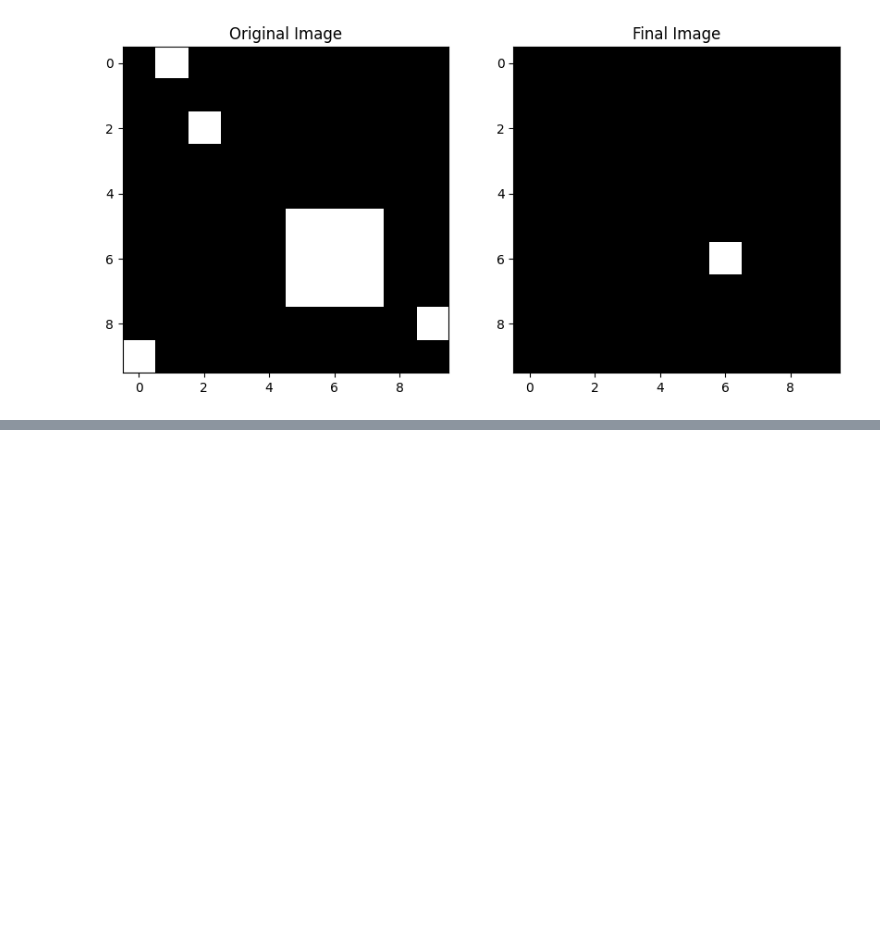
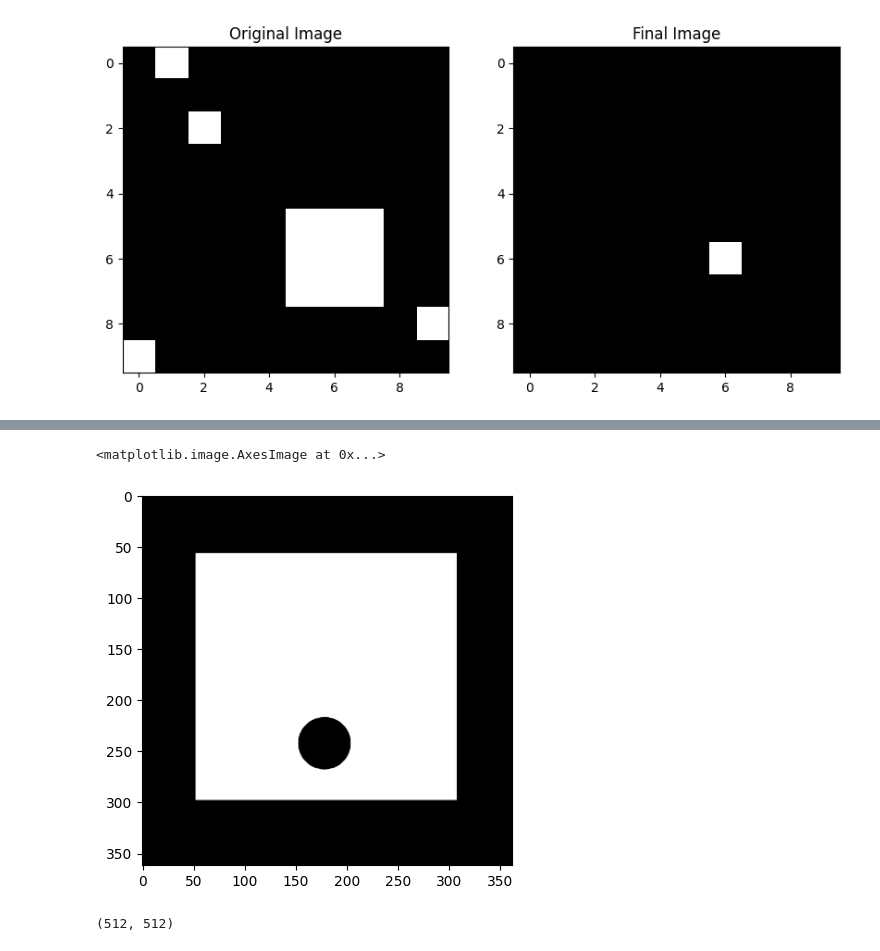
Before and after one commit to ajaykumar-br/Learning-OpenCV, a Jupyter notebook: Week 3/scrapy.ipynb, the cells around one changed output, grey strips where cells are left out. Drawn from its saved outputs; the diff is of its cells as text; code cells hidden in the pictures; blank space fills up the shorter version.

```diff
--- a/Week 3/scrapy.ipynb
+++ b/Week 3/scrapy.ipynb
@@ -368,0 +389,25 @@ print(f"Total changes: {change_count}")
+# %%
+# Closing
+import cv2
+import matplotlib.pyplot as plt
+
+img1 = cv2.imread("data/images/closing.png", cv2.IMREAD_GRAYSCALE)
+
+closingSize = 10
+kernel = cv2.getStructuringElement(cv2.MORPH_ELLIPSE, (2 * closingSize + 1, 2 * closingSize + 1), (closingSize,closingSize))
+
+finalClose = cv2.morphologyEx(img1, cv2.MORPH_CLOSE, kernel)
+
+plt.imshow(finalClose, cmap="gray")
+# %% [output]
+<matplotlib.image.AxesImage at 0x...>
+[figure, added]
+# %%
+# Connected Component analysis
+import cv2
+import matplotlib.pyplot as plt
+
+img = cv2.imread("data/images/truth.png", cv2.IMREAD_GRAYSCALE)
+img.shape
+# %% [output]
+(512, 512)
```
Also changed, not shown: parts of 24 cells of this notebook.
